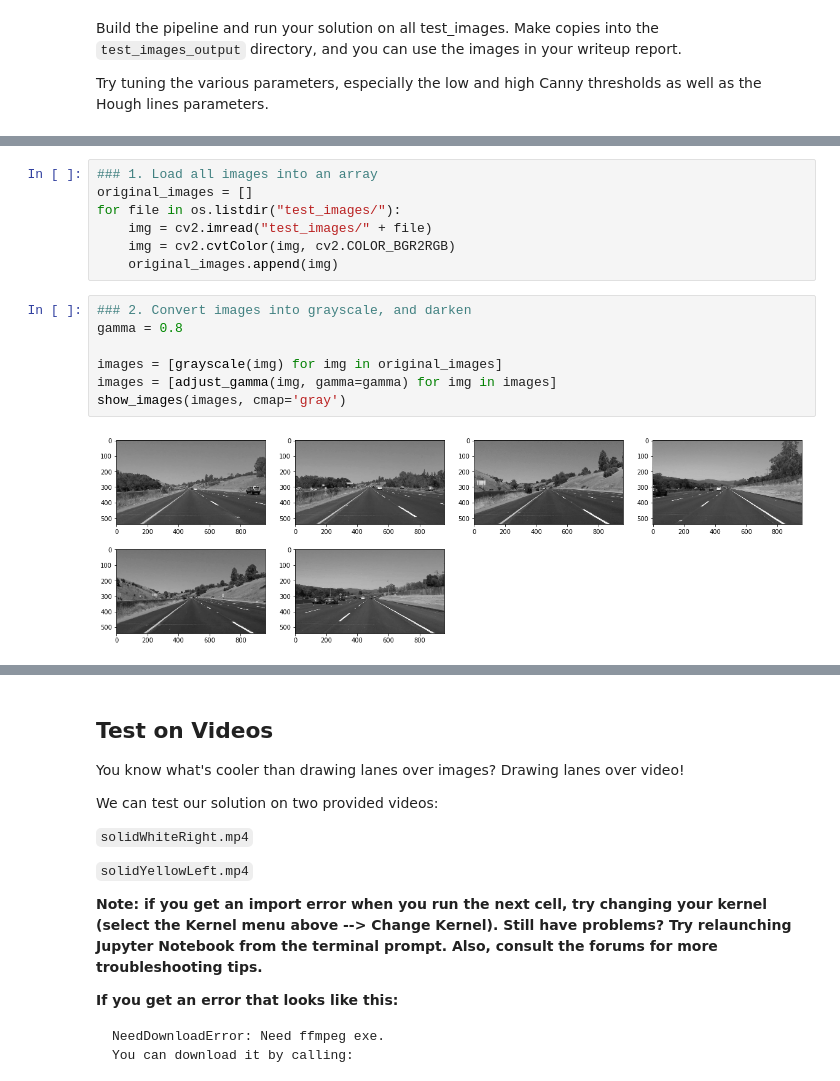
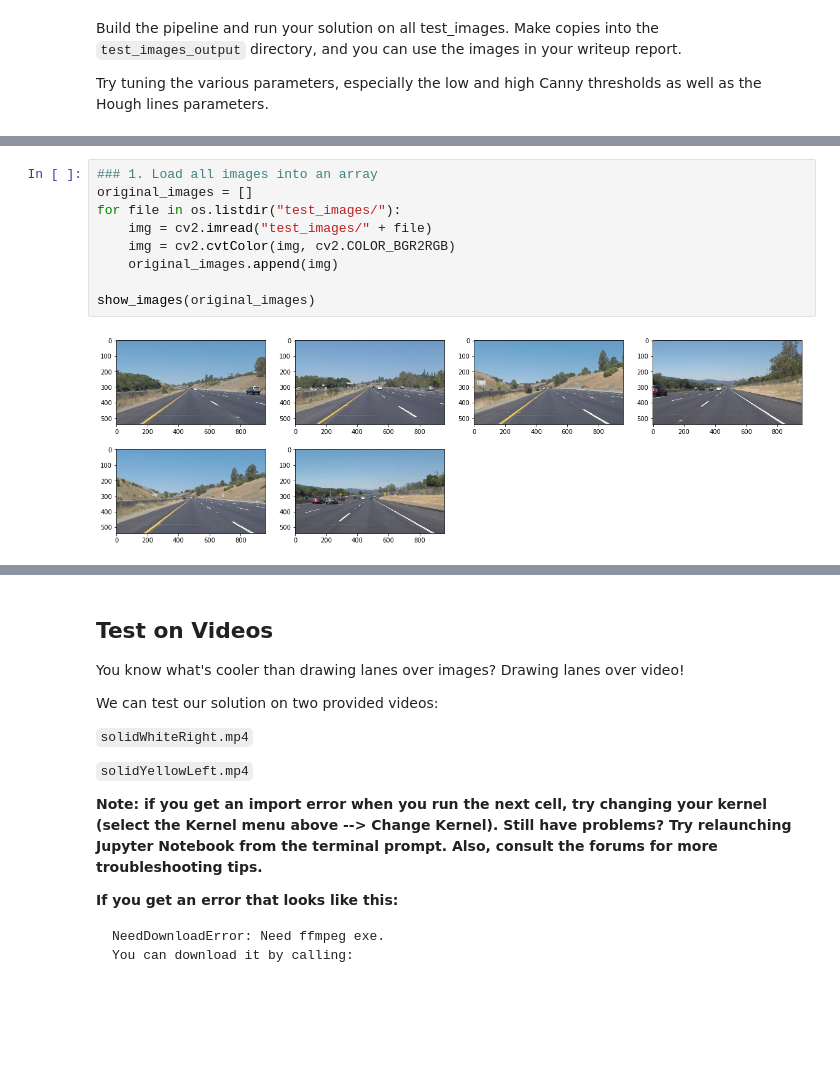
Before and after one commit to bajcmartinez/CarND-LaneLines-P1, a Jupyter notebook: P1.ipynb, the cells around one changed output, grey strips where cells are left out. Cells and saved outputs as stored; diff of their text form; blank space fills up the shorter version.

```diff
--- a/P1.ipynb
+++ b/P1.ipynb
@@ -257,17 +251,12 @@ def auto_canny(image, sigma=0.33):
 # %%
 ### 1. Load all images into an array
 original_images = []
 for file in os.listdir("test_images/"):
     img = cv2.imread("test_images/" + file)
     img = cv2.cvtColor(img, cv2.COLOR_BGR2RGB)
     original_images.append(img)
+
+show_images(original_images)
+# %% [output]
+[figure, added]
-# %%
-### 2. Convert images into grayscale, and darken
-gamma = 0.8
-
-images = [grayscale(img) for img in original_images]
-images = [adjust_gamma(img, gamma=gamma) for img in images]
-show_images(images, cmap='gray')
-# %% [output]
-[figure, removed]
 # %%
```
Also changed, not shown: parts of 12 cells of this notebook, 2 other files.
